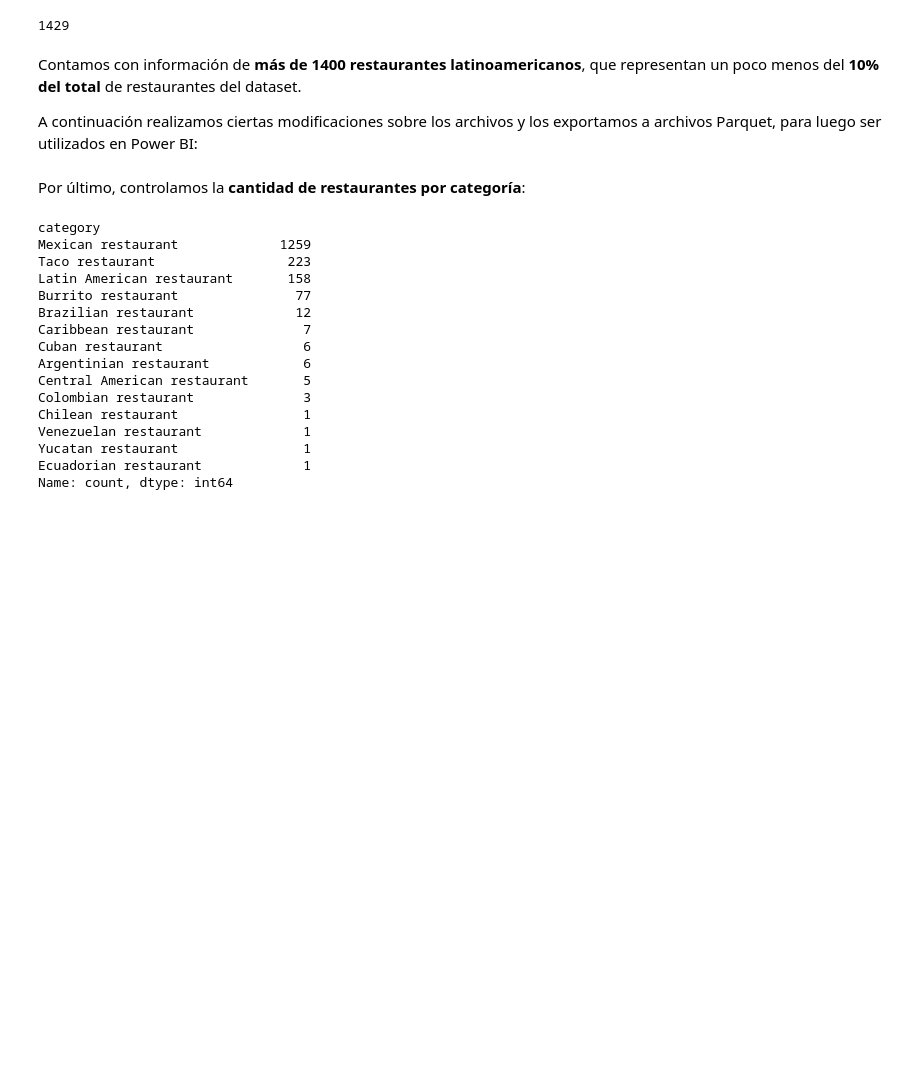
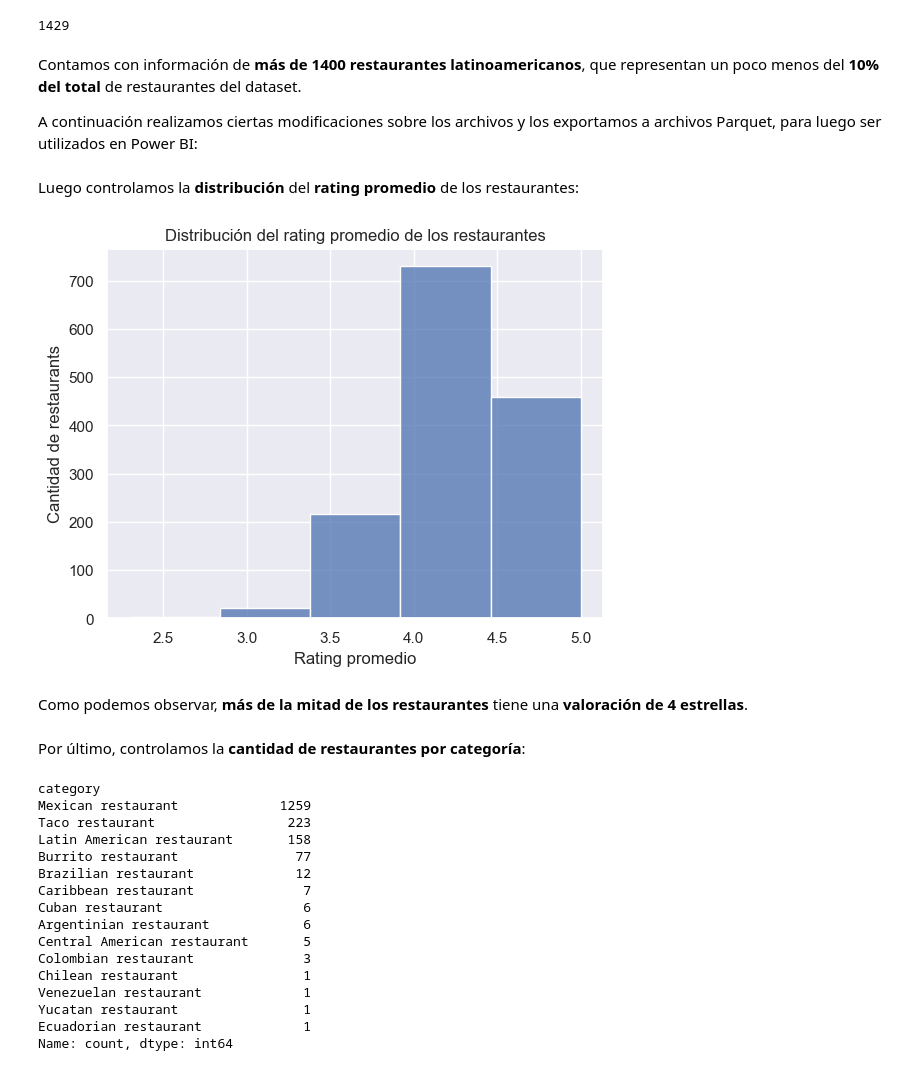
Before and after one commit to javierdichiachio/Proyecto_Final_Google_Yelp, a Jupyter notebook: EDA_Google.ipynb, the cells around one changed output. Cells and saved outputs as stored; diff of their text form; code cells hidden in the pictures; blank space fills up the shorter version.

```diff
--- a/EDA_Google.ipynb
+++ b/EDA_Google.ipynb
@@ -543,6 +526,18 @@ latin_res = latin_res.drop_duplicates().reset_index().drop(columns="index")
 
 # Se exporta el archivo en formato parquet:
 latin_res.to_parquet('latin_restaurants.parquet', engine="pyarrow")
+# %% [markdown]
+Luego controlamos la **distribución** del **rating promedio** de los restaurantes:
+# %%
+sns.histplot(data = latin_res, x = "avg_rating", stat="count", bins = 5)
+plt.ylabel('Cantidad de restaurants')
+plt.xlabel('Rating promedio')
+plt.title('Distribución del rating promedio de los restaurantes')
+plt.show()
+# %% [output]
+[figure, added]
+# %% [markdown]
+Como podemos observar, **más de la mitad de los restaurantes** tiene una **valoración de 4 estrellas**.
 # %% [markdown]
 Por último, controlamos la **cantidad de restaurantes por categoría**:
 # %%
```
Also changed, not shown: parts of 8 cells of this notebook, 3 other files.
